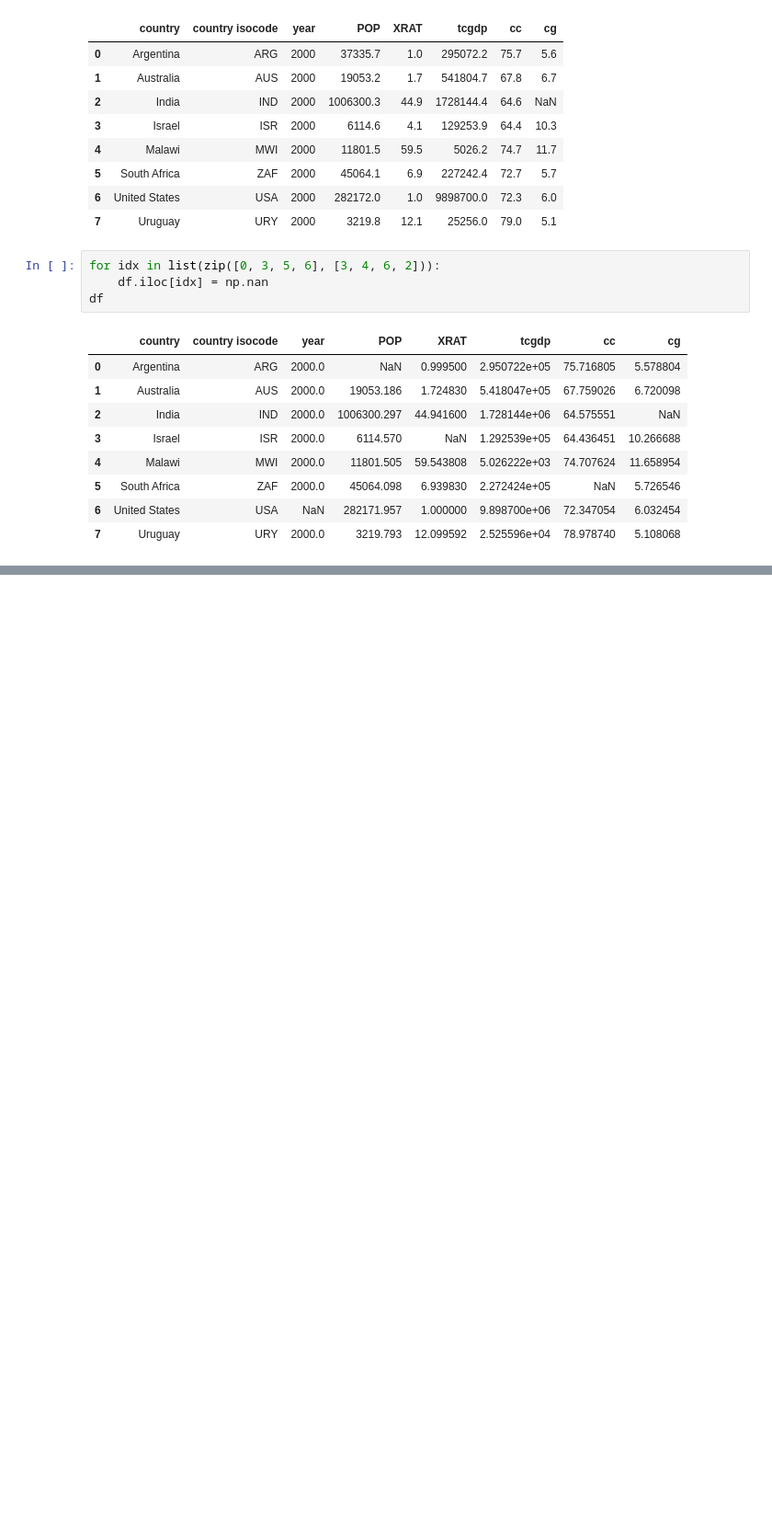
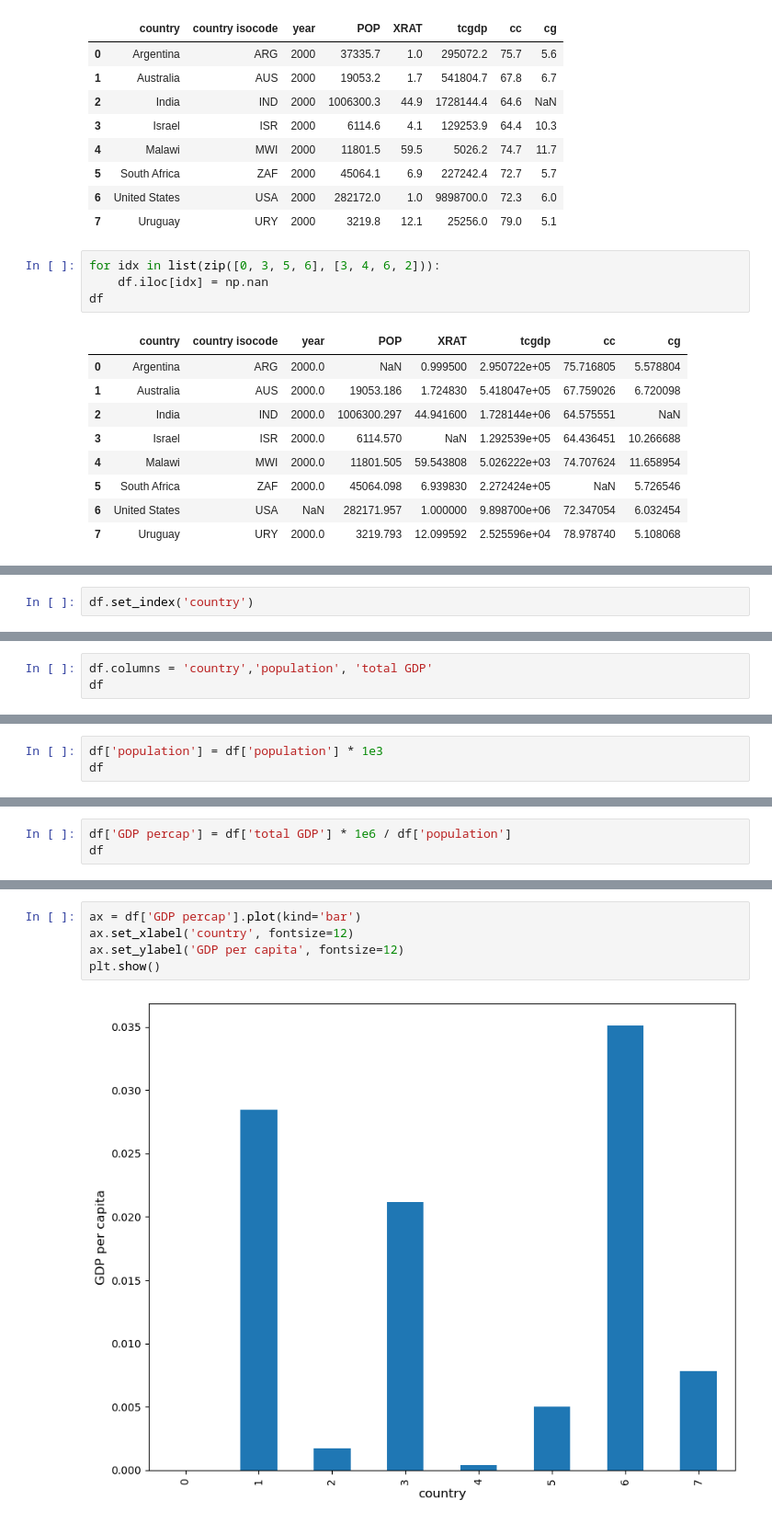
Before and after one commit to rabobahago/Python_ML_Data_Science, a Jupyter notebook: data_analyst/pandas/main.ipynb, the cells around one changed output, grey strips where cells are left out. Shown: that part at 92% size. Drawn from its saved outputs; the diff is of its cells as text; blank space fills up the shorter version.

```diff
--- a/data_analyst/pandas/main.ipynb
+++ b/data_analyst/pandas/main.ipynb
@@ -310,0 +345,2 @@ TypeError: ufunc 'isnan' not supported for the input types, and the inputs could
+# %%
+df.set_index('country')
@@ -310,0 +358,3 @@ TypeError: ufunc 'isnan' not supported for the input types, and the inputs could
+# %%
+df.columns = 'country','population', 'total GDP'
+df
@@ -310,0 +371,3 @@ TypeError: ufunc 'isnan' not supported for the input types, and the inputs could
+# %%
+df['population'] = df['population'] * 1e3
+df
@@ -310,0 +389,3 @@ TypeError: ufunc 'isnan' not supported for the input types, and the inputs could
+# %%
+df['GDP percap'] = df['total GDP'] * 1e6 / df['population']
+df
@@ -310,0 +407,7 @@ TypeError: ufunc 'isnan' not supported for the input types, and the inputs could
+# %%
+ax = df['GDP percap'].plot(kind='bar')
+ax.set_xlabel('country', fontsize=12)
+ax.set_ylabel('GDP per capita', fontsize=12)
+plt.show()
+# %% [output]
+[figure, added]
```
Also changed, not shown: parts of 21 cells of this notebook, 2 other files.
